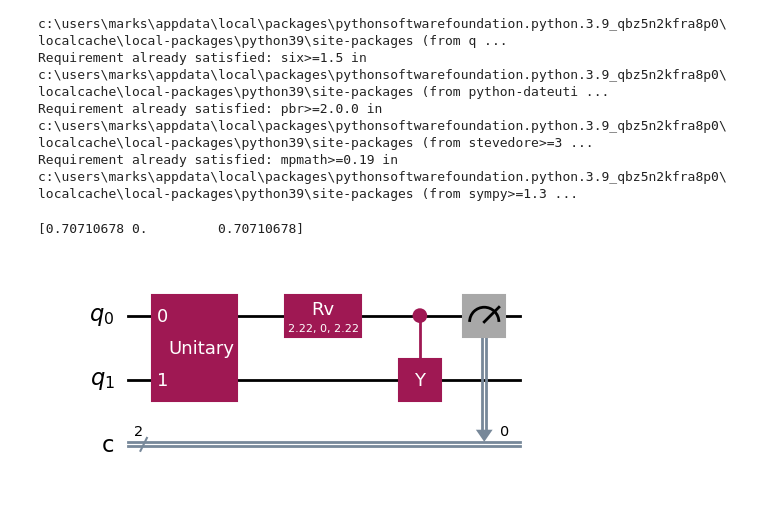
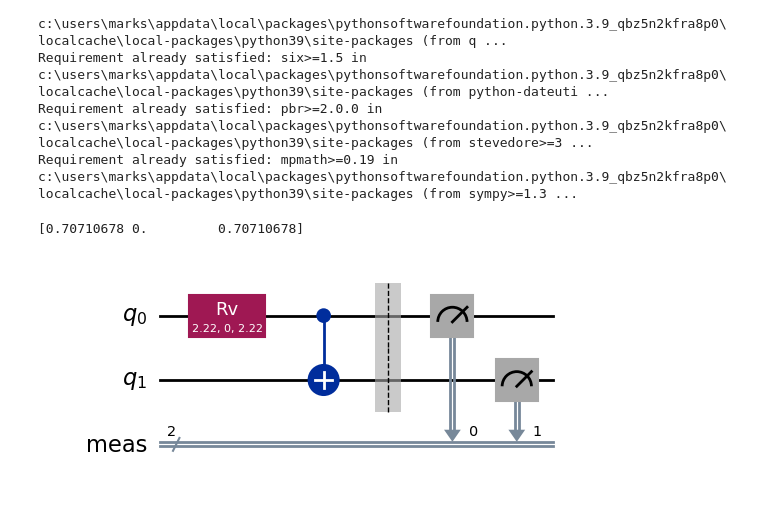
Before and after one commit to aidan-eickhoff/quantum-project, a Jupyter notebook: test_qiskit.ipynb, the cells around one changed output. Cells and saved outputs as stored; diff of their text form; code cells hidden in the pictures.

```diff
--- a/test_qiskit.ipynb
+++ b/test_qiskit.ipynb
@@ -17,40 +17,40 @@ Requirement already satisfied: mpmath>=0.19 in c:\users\marks\appdata\local\pack
 # %%
 from qiskit import QuantumCircuit, transpile
 from qiskit.visualization import plot_histogram, plot_state_city
 from qiskit.circuit.library import UnitaryGate
 import numpy as np
 import math
 
 rotation_vector = np.array([1,0,1])
 rotation_vector = rotation_vector / np.sqrt((rotation_vector.dot(rotation_vector)))
 print(rotation_vector)
 magnitude = math.pi
 rotation_vector = rotation_vector * magnitude
 
-matrix = [[1, 0, 0, 0],
-          [0, 1, 0, 0],
-          [0, 0, 0, 1],
-          [0, 0, 1, 0]]
+# matrix = [[1, 0, 0, 0],
+#           [0, 1, 0, 0],
+#           [0, 0, 0, 1],
+#           [0, 0, 1, 0]]
 
-gate = UnitaryGate(matrix)
+# gate = UnitaryGate(matrix)
 
-circuit = QuantumCircuit(2,2)
+circuit = QuantumCircuit(2) # ,2
 
 # circuit.h(0)
 
-circuit.append(gate, [0, 1])
+# circuit.append(gate, [0, 1])
 
 circuit.rv(*rotation_vector,0)
 
-circuit.cy(0,1)
+circuit.cx(0,1)
 
-# circuit.measure_all()
-circuit.measure(0,0)
+circuit.measure_all()
+# circuit.measure(0,0)
 
 circuit.draw("mpl")
 # %% [output]
 [0.70710678 0.         0.70710678]
-[figure, old version]
+[figure, new version]
 # %%
 from qiskit_aer import AerSimulator
 
```
Also changed, not shown: parts of 1 cell of this notebook, 3 other files.
